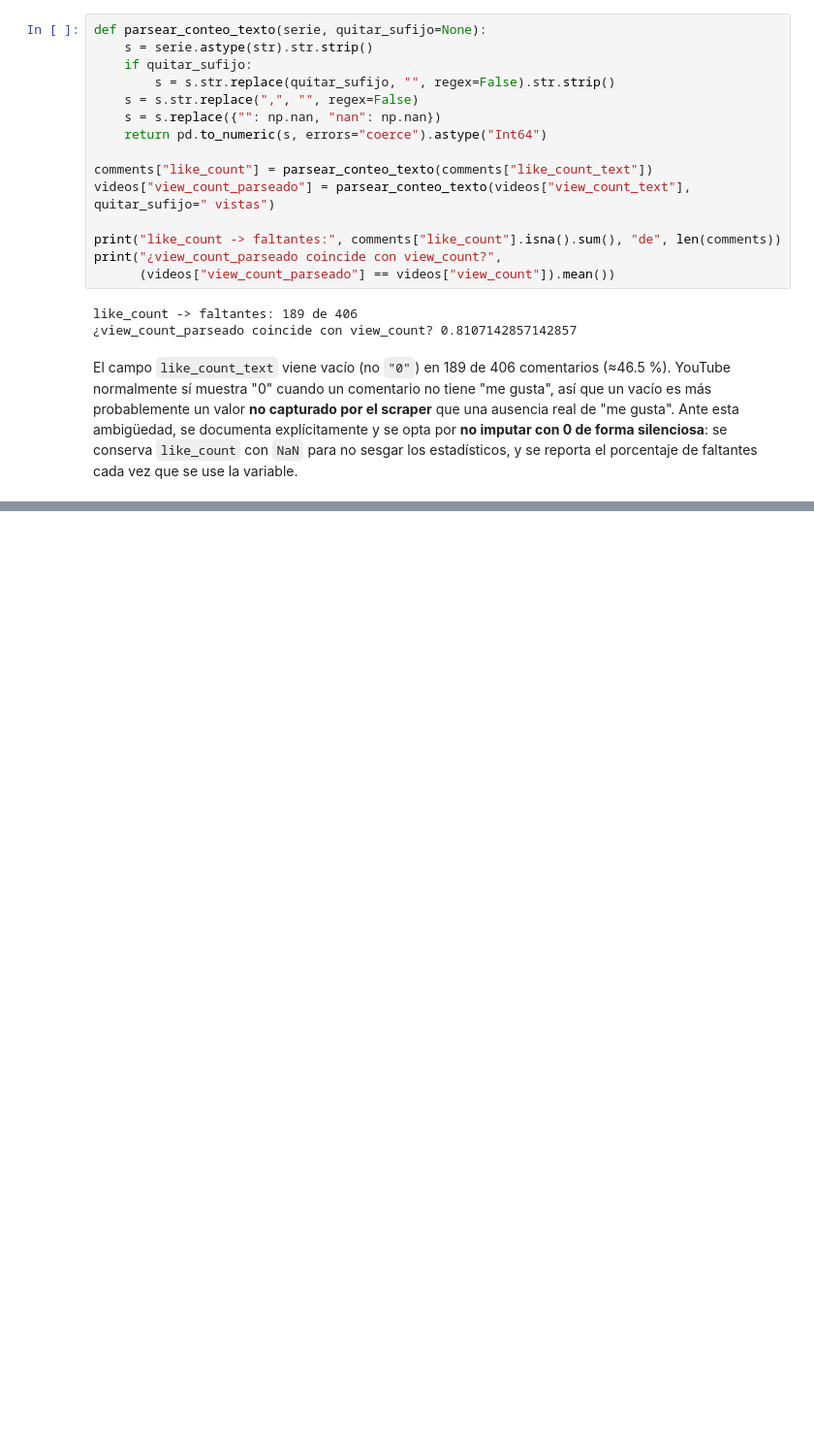
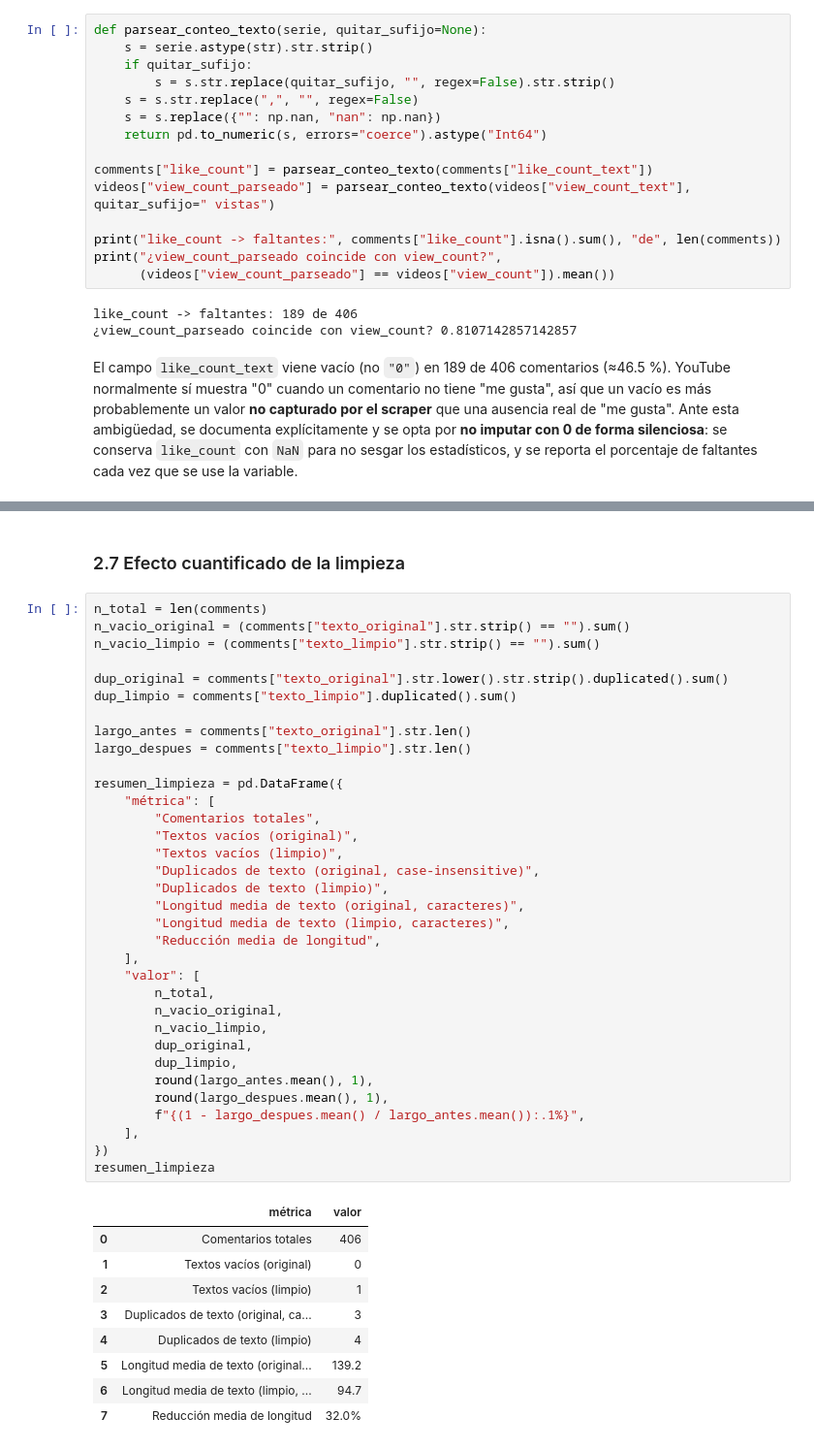
Before and after one commit to DavidDominguez-11/DS-Lab1, a Jupyter notebook: Laboratorio_6.ipynb, the cells around one changed output, grey strips where cells are left out. Shown at 97% size. Cells and saved outputs as stored; diff of their text form; blank space fills up the shorter version.

```diff
--- a/Laboratorio_6.ipynb
+++ b/Laboratorio_6.ipynb
@@ -410,0 +526,46 @@ variable.
+# %% [markdown]
+### 2.7 Efecto cuantificado de la limpieza
+# %%
+n_total = len(comments)
+n_vacio_original = (comments["texto_original"].str.strip() == "").sum()
+n_vacio_limpio = (comments["texto_limpio"].str.strip() == "").sum()
+
+dup_original = comments["texto_original"].str.lower().str.strip().duplicated().sum()
+dup_limpio = comments["texto_limpio"].duplicated().sum()
+
+largo_antes = comments["texto_original"].str.len()
+largo_despues = comments["texto_limpio"].str.len()
+
+resumen_limpieza = pd.DataFrame({
+    "métrica": [
+        "Comentarios totales",
+        "Textos vacíos (original)",
+        "Textos vacíos (limpio)",
+        "Duplicados de texto (original, case-insensitive)",
+        "Duplicados de texto (limpio)",
+        "Longitud media de texto (original, caracteres)",
+        "Longitud media de texto (limpio, caracteres)",
+        "Reducción media de longitud",
+    ],
+    "valor": [
+        n_total,
+        n_vacio_original,
+        n_vacio_limpio,
+        dup_original,
+        dup_limpio,
+        round(largo_antes.mean(), 1),
+        round(largo_despues.mean(), 1),
+        f"{(1 - largo_despues.mean() / largo_antes.mean()):.1%}",
+    ],
+})
+resumen_limpieza
+# %% [output]
+|  | métrica | valor |
+| 0 | Comentarios totales | 406 |
+| 1 | Textos vacíos (original) | 0 |
+| 2 | Textos vacíos (limpio) | 1 |
+| 3 | Duplicados de texto (original, ca... | 3 |
+| 4 | Duplicados de texto (limpio) | 4 |
+| 5 | Longitud media de texto (original... | 139.2 |
+| 6 | Longitud media de texto (limpio, ... | 94.7 |
+| 7 | Reducción media de longitud | 32.0% |
```
Also changed, not shown: parts of 7 cells of this notebook.
